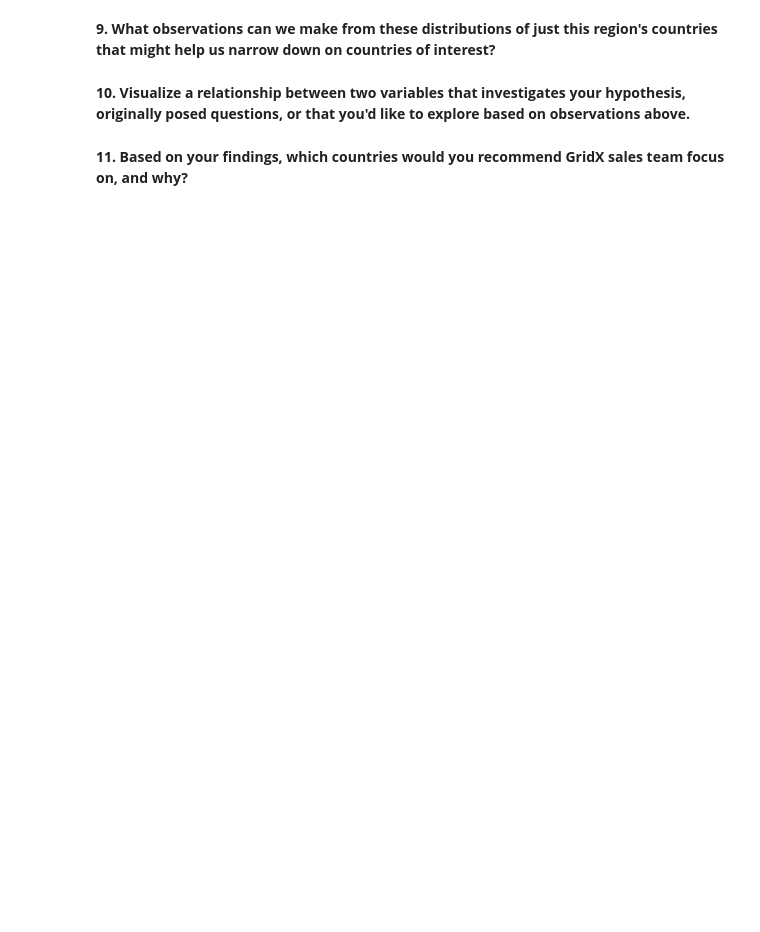
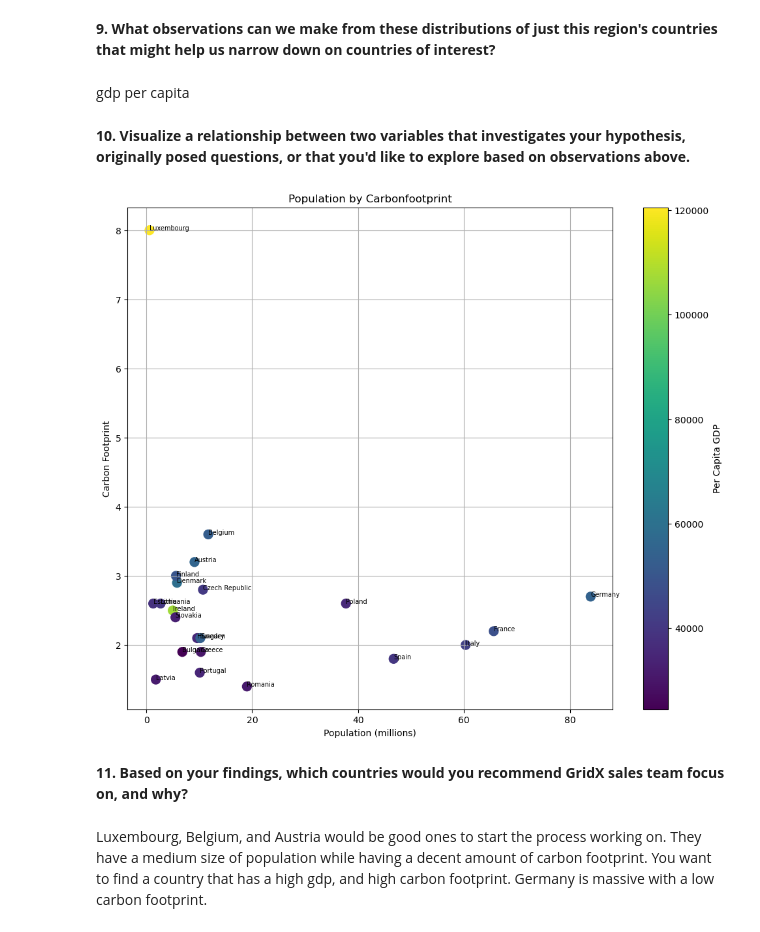
Before and after one commit to Tuckersteward/Spring-2025, a Jupyter notebook: Data 3300/Python/Unit 2/ICE Descriptive Statistics/ICE_EDA_Descriptive_Statistics_TEMPLATE_Sp25.ipynb, the cells around one changed output. Saved outputs shown, nothing was run; the diff lists cells and outputs as text; code cells hidden in the pictures; blank space fills up the shorter version.

```diff
--- a/Data 3300/Python/Unit 2/ICE Descriptive Statistics/ICE_EDA_Descriptive_Statistics_TEMPLATE_Sp25.ipynb
+++ b/Data 3300/Python/Unit 2/ICE Descriptive Statistics/ICE_EDA_Descriptive_Statistics_TEMPLATE_Sp25.ipynb
@@ -107,5 +228,6 @@ df2.groupby('Region')[['','']].describe().loc[['', '']]
 # %% [markdown]
 ### Next, Let's drill down more into one specific region and identify the countries that we might target...
 # %%
-df3 = df2[df2['Region'] == '']
+df3 = df2[df2['Region'] == 'EU-27']
+print(len(df3))
 df3.head()
@@ -126,26 +258,32 @@ plt.show()
 # %% [markdown]
 **9. What observations can we make from these distributions of just this region's countries that might help us narrow down on countries of interest?**
+# %% [markdown]
+gdp per capita
 # %% [markdown]
 **10. Visualize a relationship between two variables that investigates your hypothesis, originally posed questions, or that you'd like to explore based on observations above.**
 # %%
 plt.figure(figsize=(12, 10))
 
 # Use a colormap for the scatter plot
-scatter = plt.scatter(df3[''], df3[''],
-                      c=df3[''], cmap='viridis', s=100)
+scatter = plt.scatter(df3['Population (millions)'], df3['Carbon Footprint'],
+                      c=df3['Per Capita GDP'], cmap='viridis', s=100)
 
 # Add labels for each point
 for i, row in df3.iterrows():
-    plt.text(row[''], row[''], row[''], fontsize=9, ha='right')
+    plt.text(row['Population (millions)'], row['Carbon Footprint'], row['Country'], fontsize=7, ha='left')
 
 # Add colorbar
 colorbar = plt.colorbar(scatter)
-colorbar.set_label('colorbar label')
+colorbar.set_label('Per Capita GDP')
 
-plt.title('')
-plt.xlabel('')
-plt.ylabel('')
+plt.title('Population by Carbonfootprint')
+plt.xlabel('Population (millions)')
+plt.ylabel('Carbon Footprint')
 plt.grid(True)
 plt.show()
+# %% [output]
+[figure, added]
 # %% [markdown]
 **11. Based on your findings, which countries would you recommend GridX sales team focus on, and why?**
+# %% [markdown]
+Luxembourg, Belgium, and Austria would be good ones to start the process working on.  They have a medium size of population while having a decent amount of carbon footprint.  You want to find a country that has a high gdp, and high carbon footprint.  Germany is massive with a low carbon footprint.
```
Also changed, not shown: parts of 19 cells of this notebook, 25 other files.
